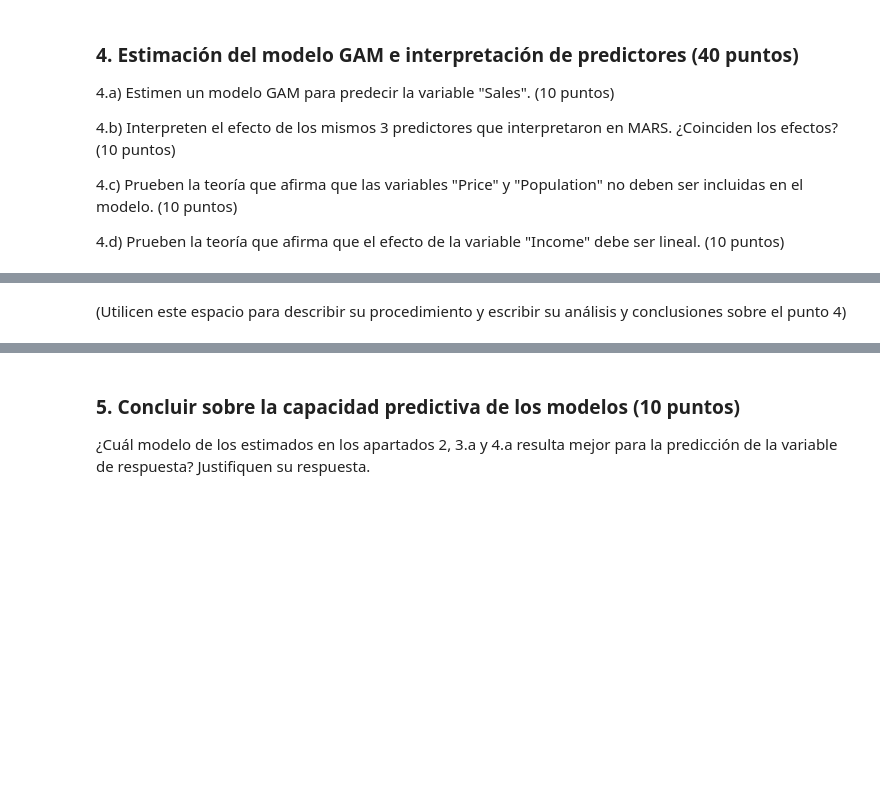
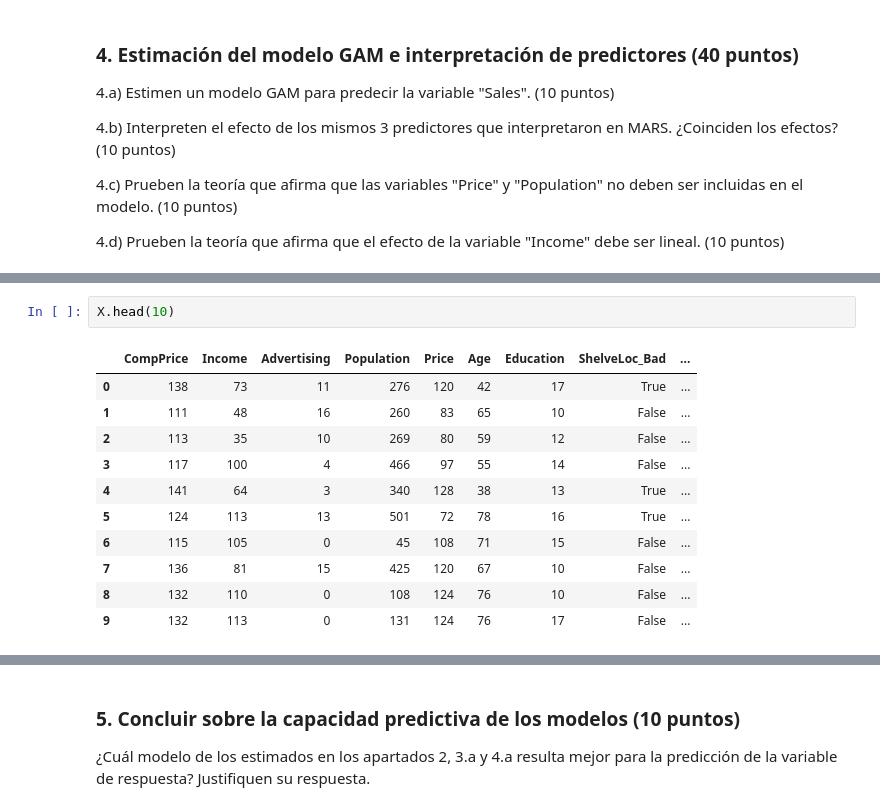
Before and after one commit to carrasquintero/Entrega_ETL, a Jupyter notebook: ML/Caso implementación de modelos no lineales aditivos en un problema de regresión.ipynb, the cells around one changed output, grey strips where cells are left out. Cells and saved outputs as stored; diff of their text form; blank space fills up the shorter version.

```diff
--- a/ML/Caso implementación de modelos no lineales aditivos en un problema de regresión.ipynb
+++ b/ML/Caso implementación de modelos no lineales aditivos en un problema de regresión.ipynb
@@ -403,2 +421,14 @@ efectos? (10 puntos)
-# %% [markdown]
-(Utilicen este espacio para describir su procedimiento y escribir su análisis y conclusiones sobre el punto 4)
+# %%
+X.head(10)
+# %% [output]
+|  | CompPrice | Income | Advertising | Population | Price | Age | Education | ShelveLoc_Bad | ... |
+| 0 | 138 | 73 | 11 | 276 | 120 | 42 | 17 | True | ... |
+| 1 | 111 | 48 | 16 | 260 | 83 | 65 | 10 | False | ... |
+| 2 | 113 | 35 | 10 | 269 | 80 | 59 | 12 | False | ... |
+| 3 | 117 | 100 | 4 | 466 | 97 | 55 | 14 | False | ... |
+| 4 | 141 | 64 | 3 | 340 | 128 | 38 | 13 | True | ... |
+| 5 | 124 | 113 | 13 | 501 | 72 | 78 | 16 | True | ... |
+| 6 | 115 | 105 | 0 | 45 | 108 | 71 | 15 | False | ... |
+| 7 | 136 | 81 | 15 | 425 | 120 | 67 | 10 | False | ... |
+| 8 | 132 | 110 | 0 | 108 | 124 | 76 | 10 | False | ... |
+| 9 | 132 | 113 | 0 | 131 | 124 | 76 | 17 | False | ... |
```
Also changed, not shown: parts of 20 cells of this notebook.
